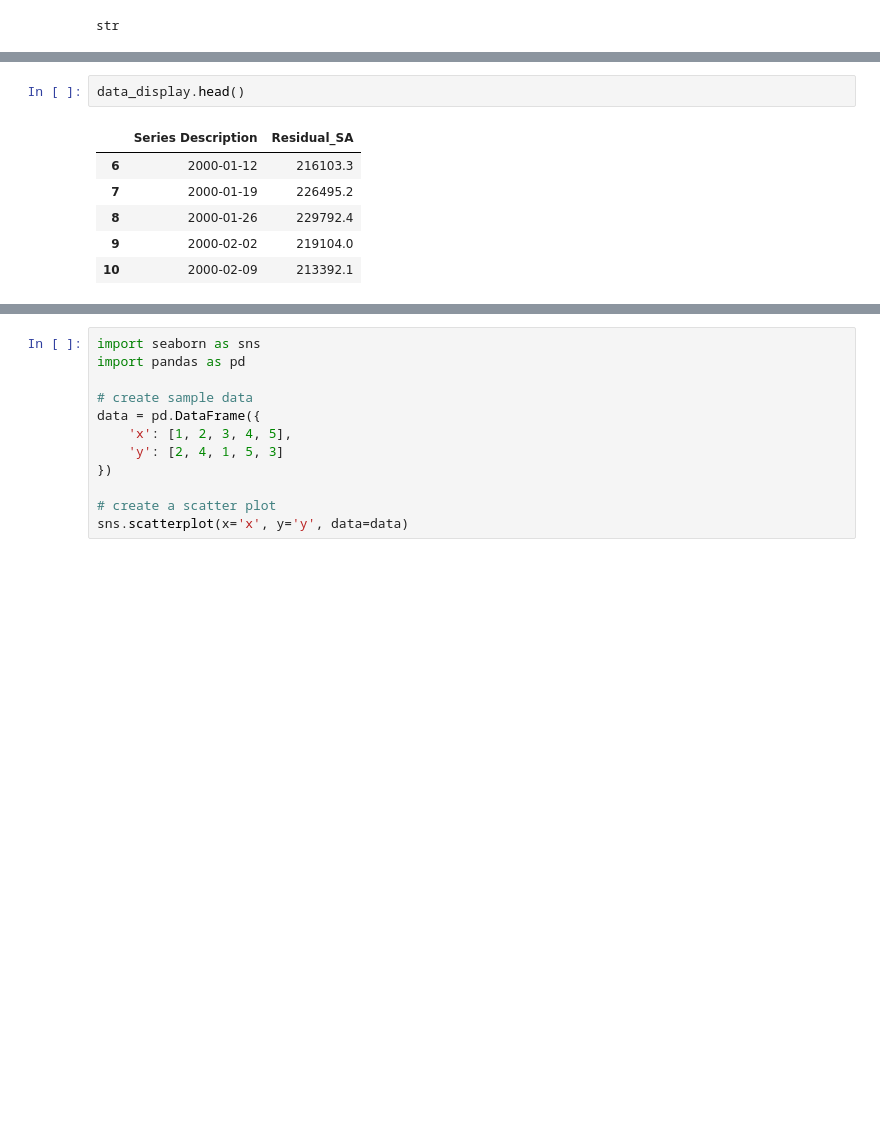
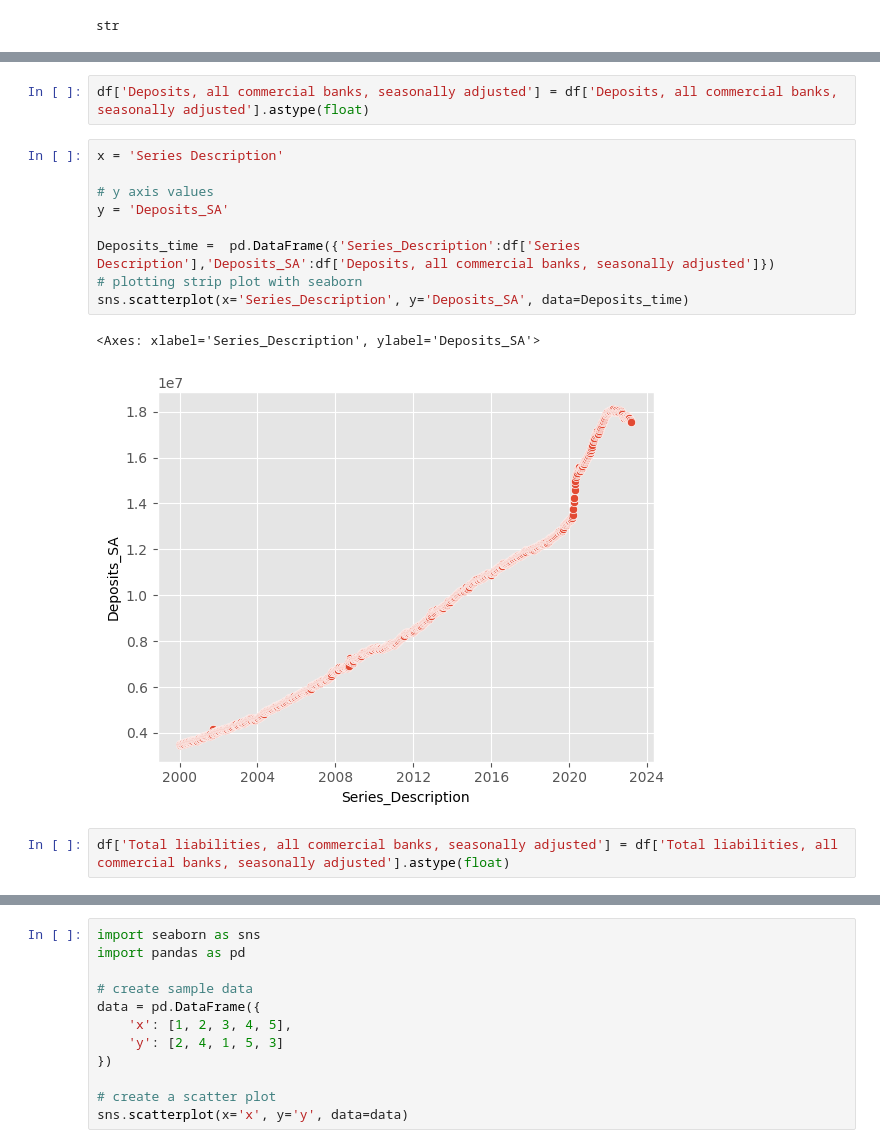
Before and after one commit to leo-salinas-chacon/financial_sector_integrity, a Jupyter notebook: test_2.ipynb, the cells around one changed output, grey strips where cells are left out. Drawn from its saved outputs; the diff is of its cells as text; blank space fills up the shorter version.

```diff
--- a/test_2.ipynb
+++ b/test_2.ipynb
@@ -85,9 +89,16 @@ sns.scatterplot(x='Series_Description', y='Residual_SA', data=data_display)
-# %%
-data_display.head()
-# %% [output]
-|  | Series Description | Residual_SA |
-| 6 | 2000-01-12 | 216103.3 |
-| 7 | 2000-01-19 | 226495.2 |
-| 8 | 2000-01-26 | 229792.4 |
-| 9 | 2000-02-02 | 219104.0 |
-| 10 | 2000-02-09 | 213392.1 |
+# %%
+df['Deposits, all commercial banks, seasonally adjusted'] = df['Deposits, all commercial banks, seasonally adjusted'].astype(float)
+# %%
+x = 'Series Description'
+
+# y axis values
+y = 'Deposits_SA'
+
+Deposits_time =  pd.DataFrame({'Series_Description':df['Series Description'],'Deposits_SA':df['Deposits, all commercial banks, seasonally adjusted']})
+# plotting strip plot with seaborn
+sns.scatterplot(x='Series_Description', y='Deposits_SA', data=Deposits_time)
+# %% [output]
+<Axes: xlabel='Series_Description', ylabel='Deposits_SA'>
+[figure, added]
+# %%
+df['Total liabilities, all commercial banks, seasonally adjusted'] = df['Total liabilities, all commercial banks, seasonally adjusted'].astype(float)
```
Also changed, not shown: parts of 3 cells of this notebook, 2 other files.
